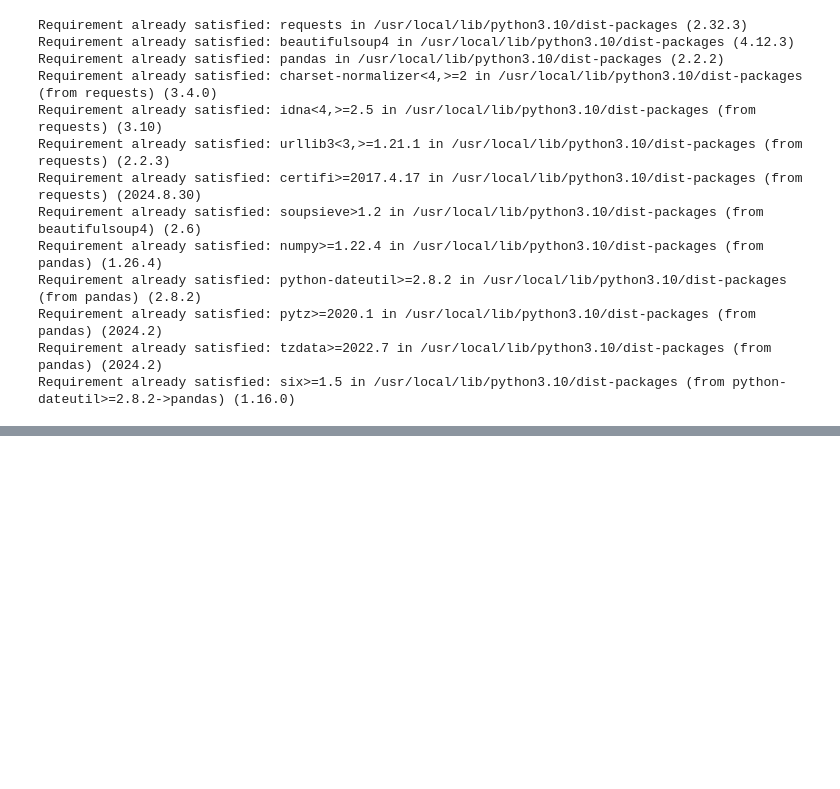
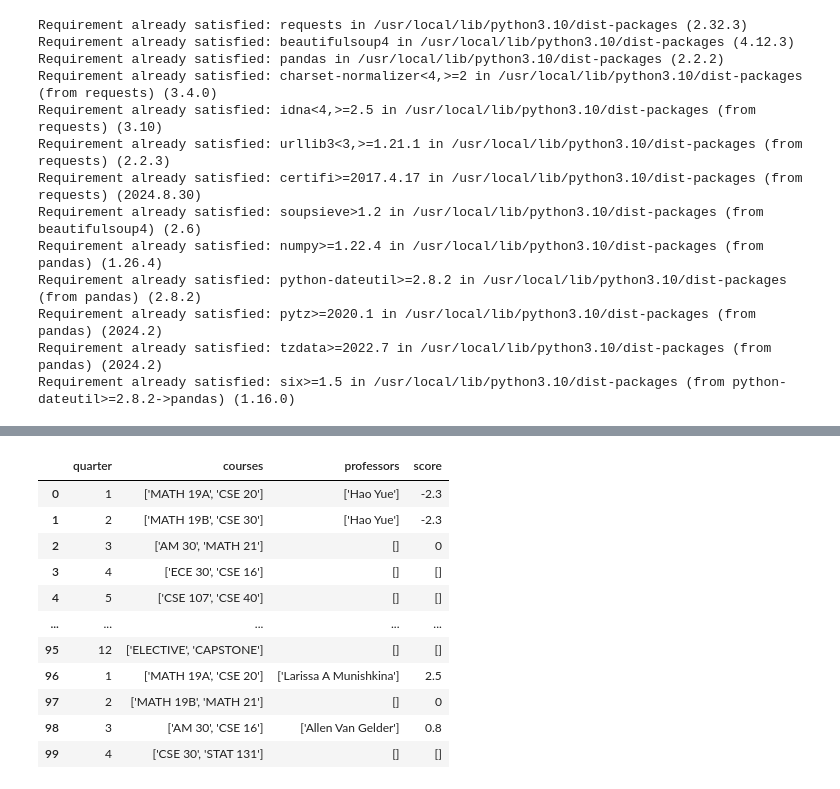
Before and after one commit to MadelineMiller/ml-course-scheduler, a Jupyter notebook: baskin_course_scraping.ipynb, the cells around one changed output, grey strips where cells are left out. Drawn from its saved outputs; the diff is of its cells as text; code cells hidden in the pictures; blank space fills up the shorter version.

Commit message:
done scraping

```diff
--- a/baskin_course_scraping.ipynb
+++ b/baskin_course_scraping.ipynb
@@ -494,0 +557,80 @@ with open(csv_file, mode='w', newline='', encoding='utf-8') as file:
+# %%
+import pandas as pd
+import ast
+
+course_schedule_df = pd.read_csv("final_schedules.csv")
+ratemyprof_df = pd.read_csv("ratemyprof.csv")
+
+final_schedule_df = course_schedule_df.copy()
+final_schedule_df['score'] = [[] for _ in range(len(final_schedule_df))]
+
+final_schedule_df.to_csv("completed.csv", index=False)
+filtered_df = course_schedule_df[course_schedule_df['quarter'].isin([1, 2, 3])]
+
+# iterate through the filtered DataFrame
+for idx, row in filtered_df.iterrows():
+    # convert the 'courses' column from string representation of a list to an actual list
+    courses = ast.literal_eval(row['courses'])  # gives us a list like ['MATH 19A', 'CSE 20']
+    profs = ast.literal_eval(row['professors'])  # gives us a list like ['Prof. Smith', 'Prof. Johnson']
+
+    # initialize the total score for this row
+    total_score = 0
+
+    # iterate through each course and its corresponding professor
+    for course, prof in zip(courses, profs):
+
+        # clean the course name by removing spaces
+        cleaned_course = course.replace(" ", "")
+
+        # determine the quarter string based on the 'quarter' value
+        quarter = row['quarter']
+        if quarter == 1:
+            quarter_str = "Fall24"
+        elif quarter == 2:
+            quarter_str = "Winter25"
+        elif quarter == 3:
+            quarter_str = "Spring25"
+
+        # find the professor's rating and difficulty from ratemyprof.csv
+        # print(prof)
+        prof_data = ratemyprof_df[ratemyprof_df['professor_name'].str.contains(prof, case=False, na=False)]
+
+        if not prof_data.empty:
+            # assume the first match is the relevant professor
+            rating = prof_data['professor_rating'].values[0]
+            difficulty = prof_data['professor_difficulty'].values[0]
+
+            # calculate the goodness score (rating - difficulty)
+            goodness_score = rating - difficulty
+        else:
+            goodness_score = 0  # default to 0 if the professor is not found
+
+        # add the goodness score to the total score for this row
+        total_score += goodness_score
+
+        # print(f"Course: {cleaned_course}, Quarter: {quarter_str}, Professor: {prof}, Goodness Score: {goodness_score}")
+
+    # after processing all courses for this row, assign the total score to the 'score' column
+    final_schedule_df.loc[idx, 'score'] = total_score
+
+    # print("\nDone with this row\n")
+
+# save the updated DataFrame to 'final_schedules_with_score.csv' with the 'score' column
+final_schedule_df.to_csv("final_schedules_with_score.csv", index=False)
+
+final_schedule_df.head(100)
+
+# print("Final schedule with 'score' column saved as 'final_schedules_with_score.csv'.")
+# %% [output]
+|  | quarter | courses | professors | score |
+| 0 | 1 | ['MATH 19A', 'CSE 20'] | ['Hao Yue'] | -2.3 |
+| 1 | 2 | ['MATH 19B', 'CSE 30'] | ['Hao Yue'] | -2.3 |
+| 2 | 3 | ['AM 30', 'MATH 21'] | [] | 0 |
+| 3 | 4 | ['ECE 30', 'CSE 16'] | [] | [] |
+| 4 | 5 | ['CSE 107', 'CSE 40'] | [] | [] |
+| ... | ... | ... | ... | ... |
+| 95 | 12 | ['ELECTIVE', 'CAPSTONE'] | [] | [] |
+| 96 | 1 | ['MATH 19A', 'CSE 20'] | ['Larissa A Munishkina'] | 2.5 |
+| 97 | 2 | ['MATH 19B', 'MATH 21'] | [] | 0 |
+| 98 | 3 | ['AM 30', 'CSE 16'] | ['Allen Van Gelder'] | 0.8 |
+| 99 | 4 | ['CSE 30', 'STAT 131'] | [] | [] |
```
Also changed, not shown: parts of 9 cells of this notebook.
